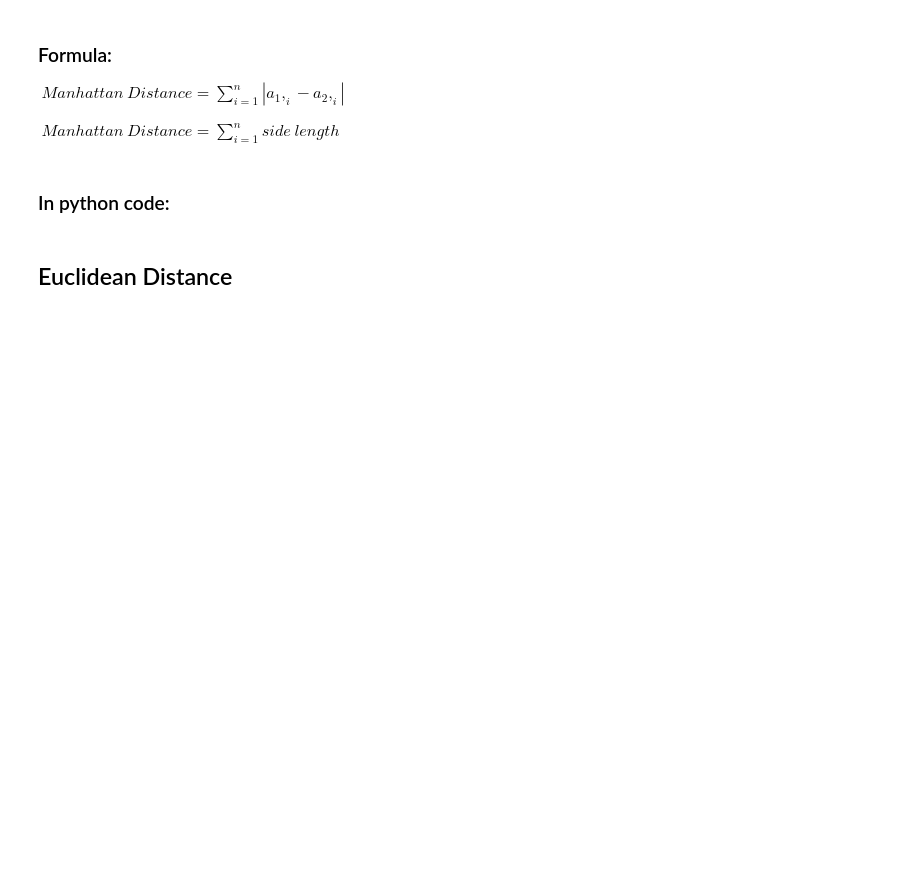
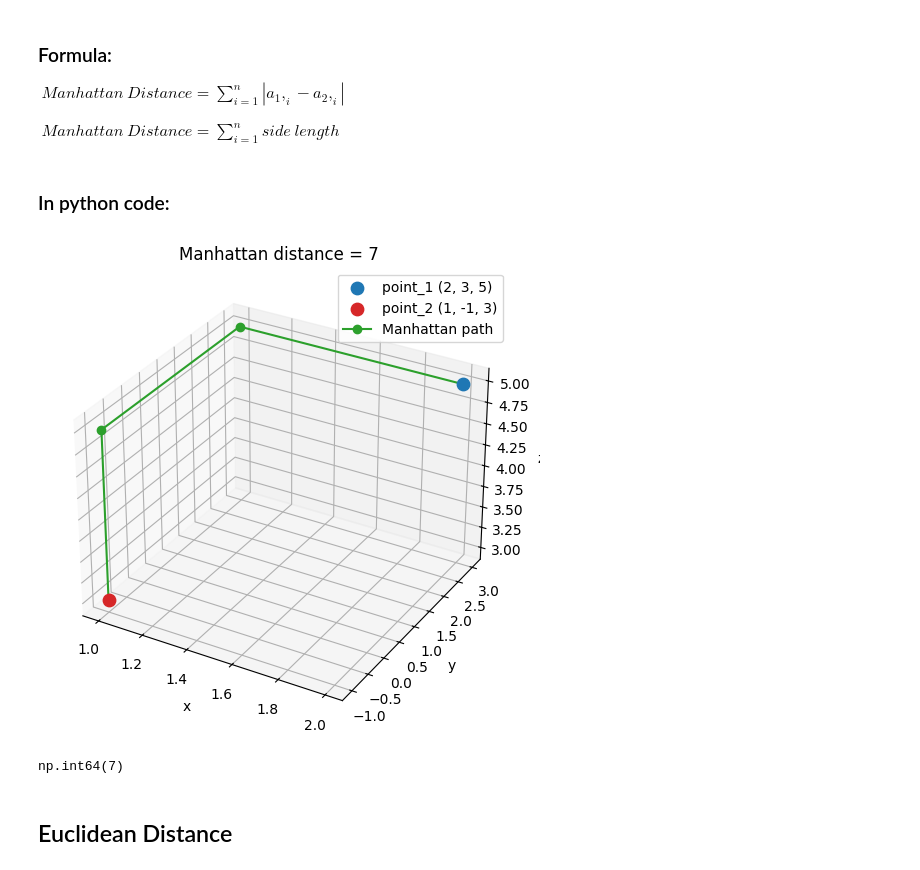
Before and after one commit to zinaF19/distance-metrics, a Jupyter notebook: 1_distance_metric_python.ipynb, the cells around one changed output. Saved outputs shown, nothing was run; the diff lists cells and outputs as text; code cells hidden in the pictures; blank space fills up the shorter version.

```diff
--- a/1_distance_metric_python.ipynb
+++ b/1_distance_metric_python.ipynb
@@ -36,3 +26,38 @@ manhattan_distance
+# %%
+# Example of Manhattan distance
+import matplotlib.pyplot as plt
+
+point_1 = (2, 3, 5)
+point_2 = (1, -1, 3)
+
+manhattan_distance = 0
+for i in range(3):
+    manhattan_distance += np.abs(point_1[i] - point_2[i])
+
+manhattan_path = [
+    point_1,
+    (point_2[0], point_1[1], point_1[2]),
+    (point_2[0], point_2[1], point_1[2]),
+    point_2,
+]
+path_x, path_y, path_z = zip(*manhattan_path)
+
+fig = plt.figure(figsize=(8, 6))
+ax = fig.add_subplot(111, projection="3d")
+ax.scatter(*point_1, color="tab:blue", s=80, label="point_1 (2, 3, 5)")
+ax.scatter(*point_2, color="tab:red", s=80, label="point_2 (1, -1, 3)")
+ax.plot(path_x, path_y, path_z, color="tab:green", marker="o", label="Manhattan path")
+ax.set_xlabel("x")
+ax.set_ylabel("y")
+ax.set_zlabel("z")
+ax.set_title(f"Manhattan distance = {manhattan_distance}")
+ax.legend()
+plt.show()
+
+manhattan_distance
+# %% [output]
+[figure, added]
+np.int64(7)
 # %% [markdown]
 ## Euclidean Distance
 # %% [markdown]
```
Also changed, not shown: parts of 3 cells of this notebook.
